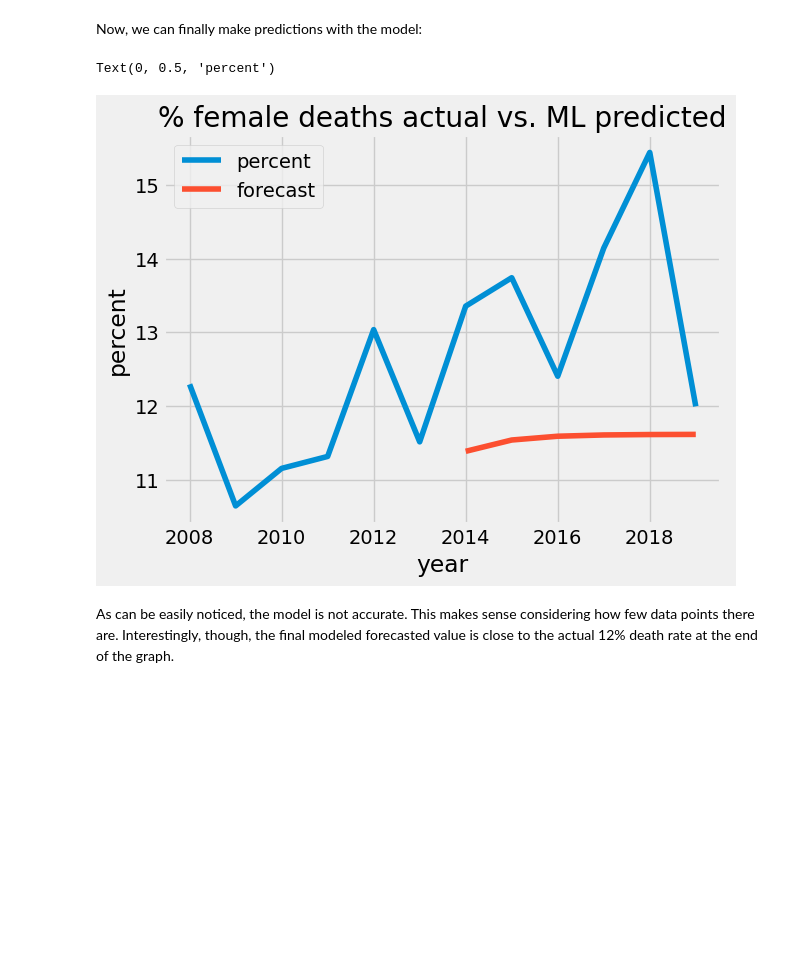
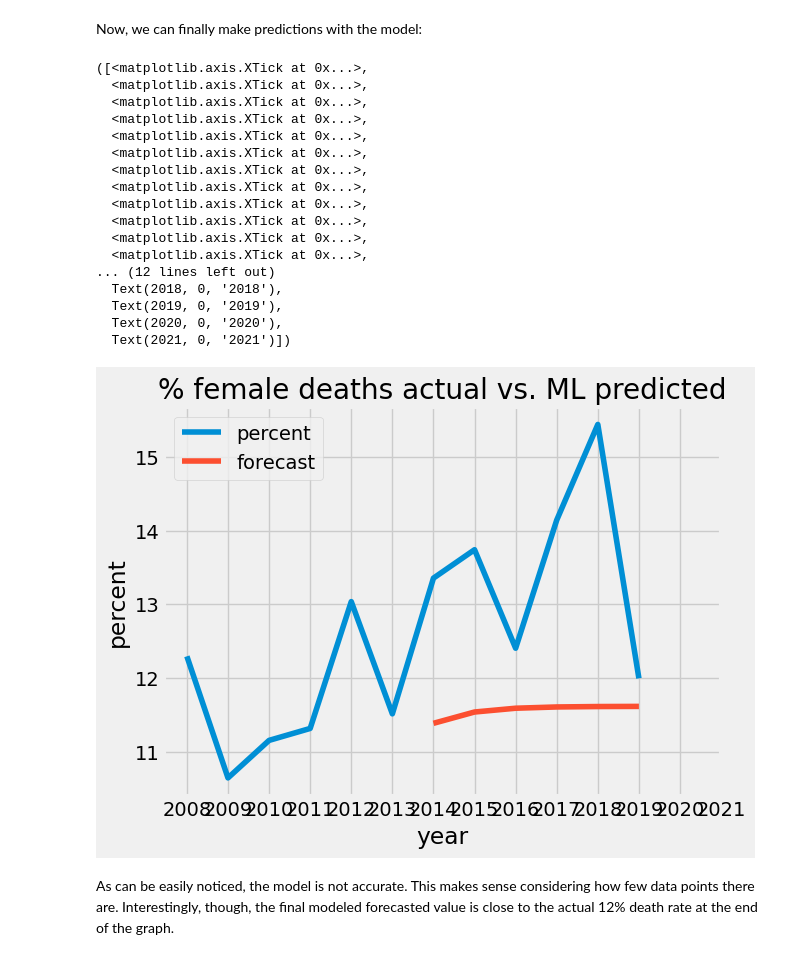
Before and after one commit to athursland/cs216finalproject, a Jupyter notebook: machine learning/arima_model.ipynb, the cells around one changed output. Saved outputs shown, nothing was run; the diff lists cells and outputs as text; code cells hidden in the pictures; blank space fills up the shorter version.

Commit message:
Changed graph styling

```diff
--- a/machine learning/arima_model.ipynb
+++ b/machine learning/arima_model.ipynb
@@ -143,15 +143,32 @@ Now, we can finally make predictions with the model:
 # %%
 import matplotlib.style as style
 style.use('fivethirtyeight')
 
 forecast_test = model_fit.forecast(len(df_test))
 df_female_deaths_by_year['forecast'] = [None]*len(df_train) + list(forecast_test)
 
 df_female_deaths_by_year.plot(x="year", y=["percent","forecast"])
 plt.title("% female deaths actual vs. ML predicted")
 plt.ylabel("percent")
+plt.xticks(range(2008, 2022))
 # %% [output]
-Text(0, 0.5, 'percent')
+([<matplotlib.axis.XTick at 0x...>,
+  <matplotlib.axis.XTick at 0x...>,
+  <matplotlib.axis.XTick at 0x...>,
+  <matplotlib.axis.XTick at 0x...>,
+  <matplotlib.axis.XTick at 0x...>,
+  <matplotlib.axis.XTick at 0x...>,
+  <matplotlib.axis.XTick at 0x...>,
+  <matplotlib.axis.XTick at 0x...>,
+  <matplotlib.axis.XTick at 0x...>,
+  <matplotlib.axis.XTick at 0x...>,
+  <matplotlib.axis.XTick at 0x...>,
+  <matplotlib.axis.XTick at 0x...>,
+... (12 lines left out)
+  Text(2018, 0, '2018'),
+  Text(2019, 0, '2019'),
+  Text(2020, 0, '2020'),
+  Text(2021, 0, '2021')])
-[figure, old version]
+[figure, new version]
 # %% [markdown]
 As can be easily noticed, the model is not accurate. This makes sense considering how few data points there are. Interestingly, though, the final modeled forecasted value is close to the actual 12% death rate at the end of the graph.
```
